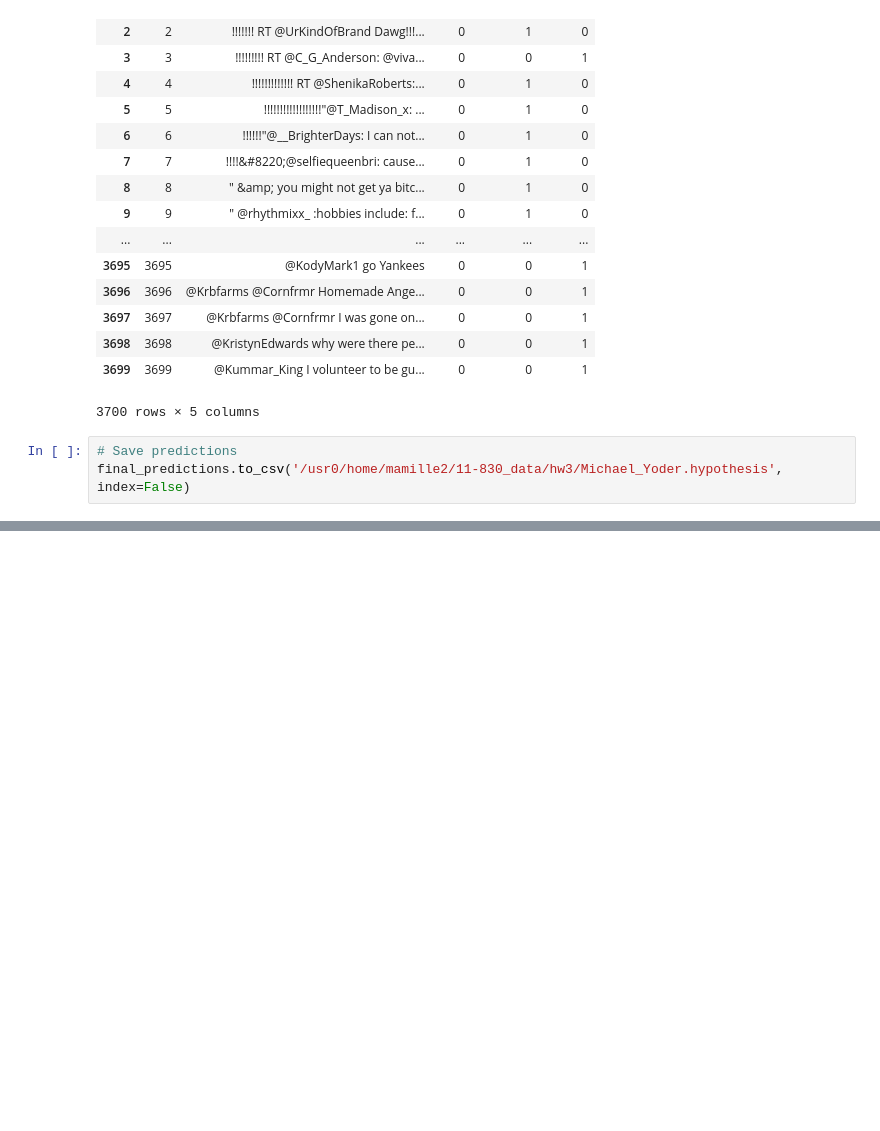
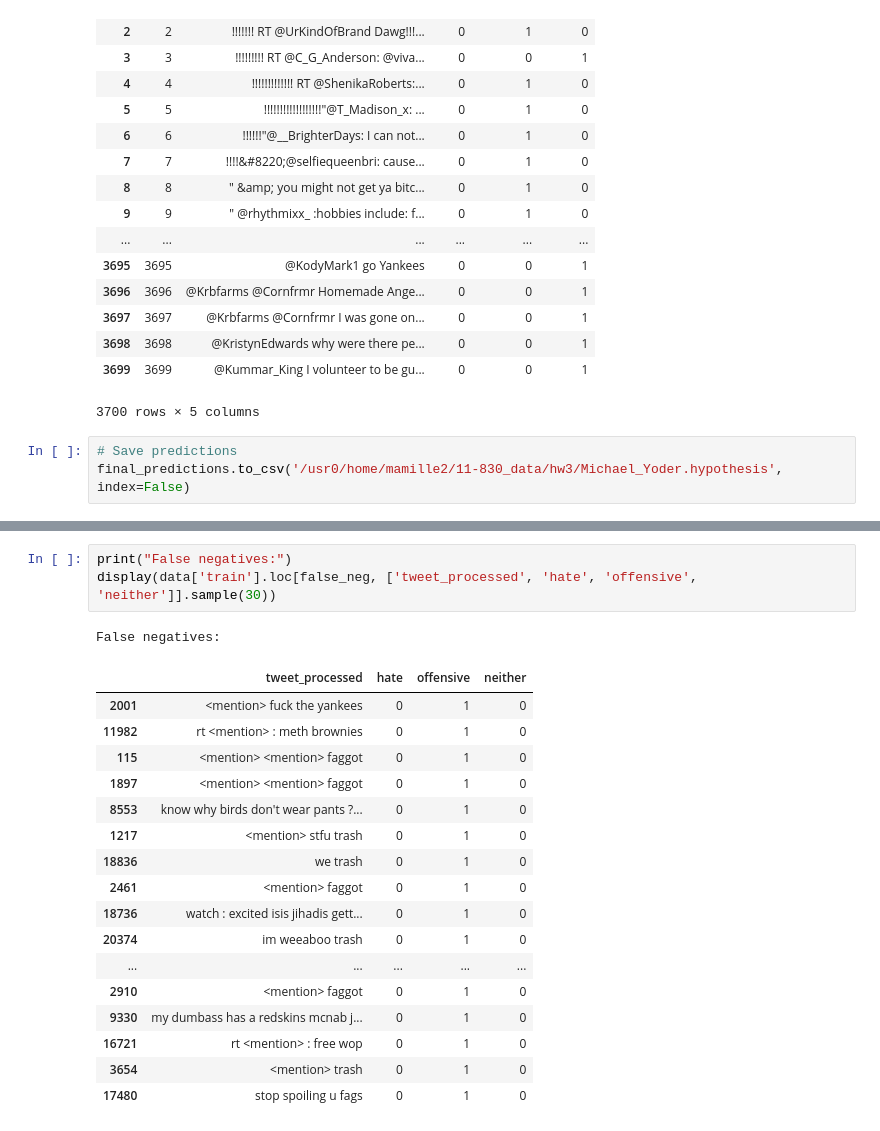
Before and after one commit to michaelmilleryoder/comp-ethics, a Jupyter notebook: jupyter/hw3.ipynb, the cells around one changed output, grey strips where cells are left out. Cells and saved outputs as stored; diff of their text form; blank space fills up the shorter version.

```diff
--- a/jupyter/hw3.ipynb
+++ b/jupyter/hw3.ipynb
@@ -1675,0 +1813,22 @@ final_predictions.to_csv('/usr0/home/mamille2/11-830_data/hw3/Michael_Yoder.hypo
+# %%
+print("False negatives:")
+display(data['train'].loc[false_neg, ['tweet_processed', 'hate', 'offensive', 'neither']].sample(30))
+# %% [output]
+False negatives:
+|  | tweet_processed | hate | offensive | neither |
+| 2001 | <mention> fuck the yankees | 0 | 1 | 0 |
+| 11982 | rt <mention> : meth brownies | 0 | 1 | 0 |
+| 115 | <mention> <mention> faggot | 0 | 1 | 0 |
+| 1897 | <mention> <mention> faggot | 0 | 1 | 0 |
+| 8553 | know why birds don't wear pants ?... | 0 | 1 | 0 |
+| 1217 | <mention> stfu trash | 0 | 1 | 0 |
+| 18836 | we trash | 0 | 1 | 0 |
+| 2461 | <mention> faggot | 0 | 1 | 0 |
+| 18736 | watch : excited isis jihadis gett... | 0 | 1 | 0 |
+| 20374 | im weeaboo trash | 0 | 1 | 0 |
+| ... | ... | ... | ... | ... |
+| 2910 | <mention> faggot | 0 | 1 | 0 |
+| 9330 | my dumbass has a redskins mcnab j... | 0 | 1 | 0 |
+| 16721 | rt <mention> : free wop | 0 | 1 | 0 |
+| 3654 | <mention> trash | 0 | 1 | 0 |
+| 17480 | stop spoiling u fags | 0 | 1 | 0 |
```
Also changed, not shown: parts of 17 cells of this notebook.
